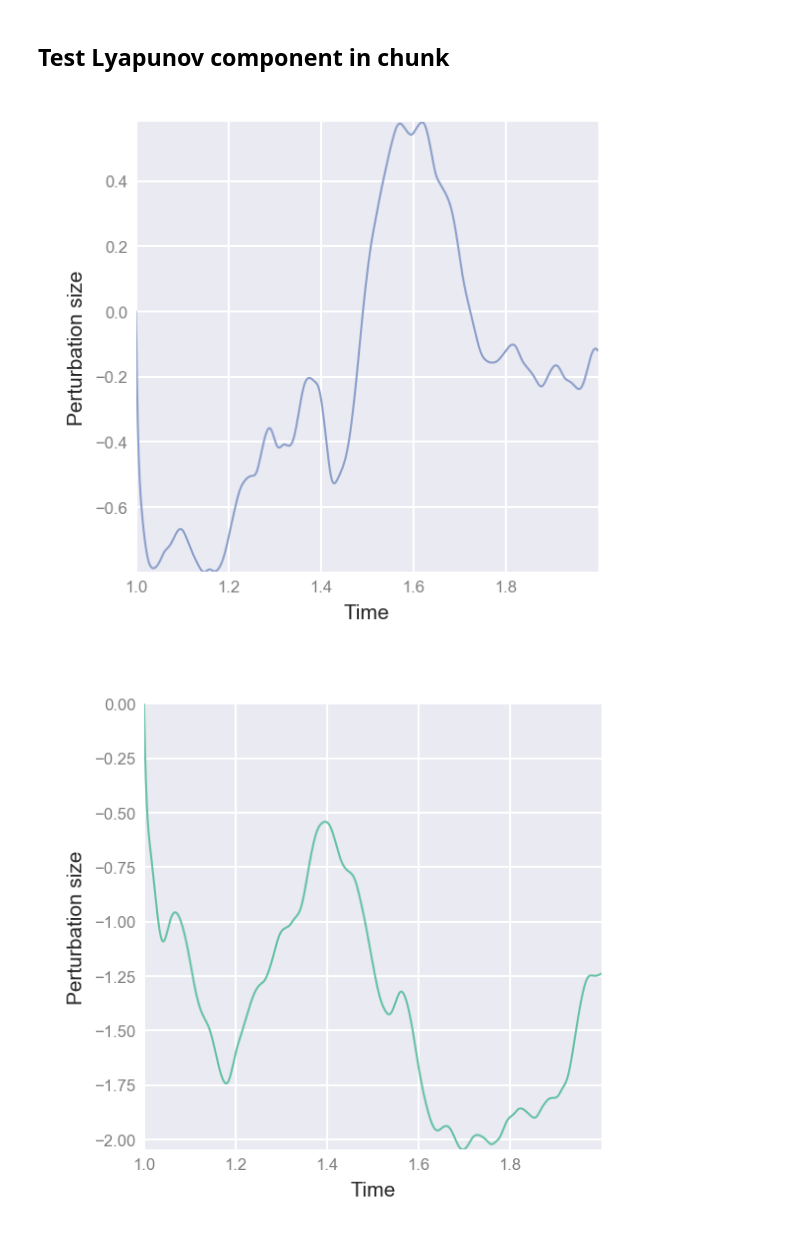
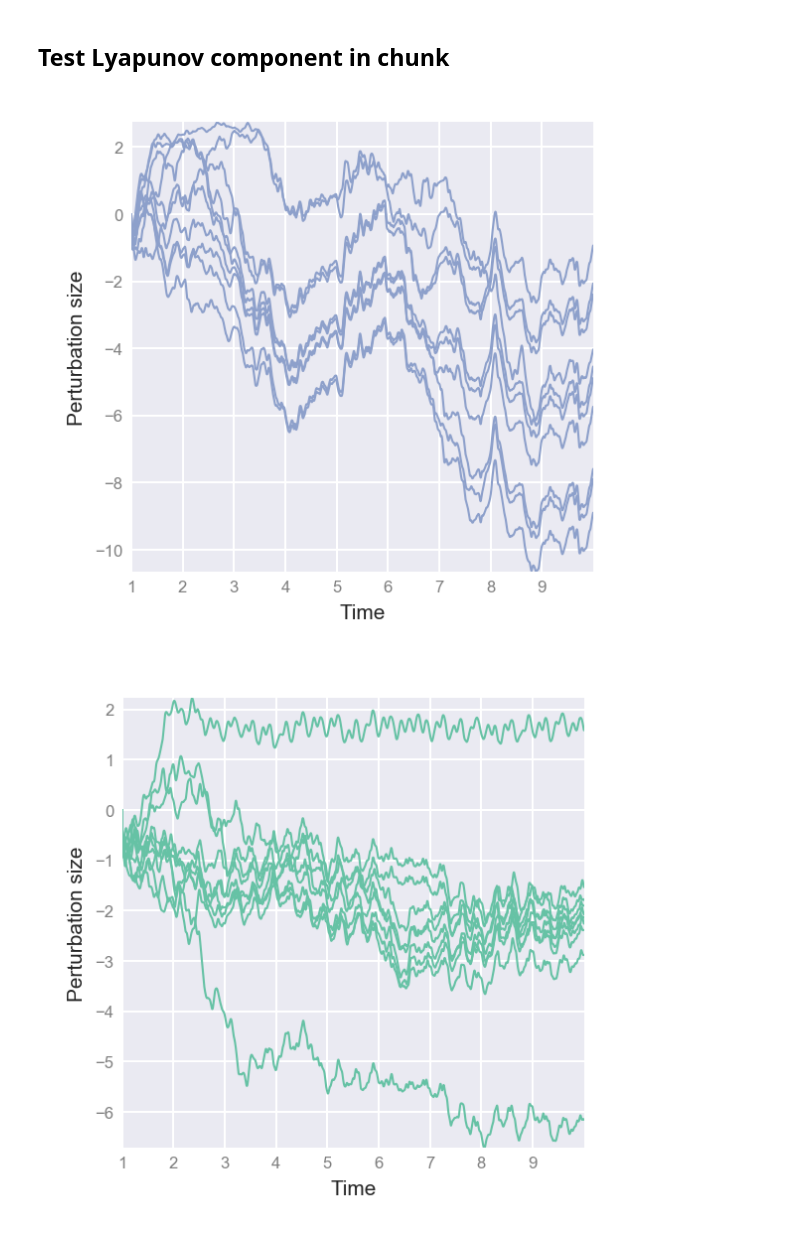
Before and after one commit to TomGeorge1234/ReservoirComputing, a Jupyter notebook: reservoirLyapunov.ipynb, the cells around one changed output. Saved outputs shown, nothing was run; the diff lists cells and outputs as text; code cells hidden in the pictures.

```diff
--- a/reservoirLyapunov.ipynb
+++ b/reservoirLyapunov.ipynb
@@ -223,45 +230,56 @@ testVarianceOverChunk(reservoirPair.res1,inputsTest_rb)
 ## Test Lyapunov component in chunk
 # %%
 def getLyapunovExponent(reservoir, chunk, tstart, ncopies=10, tperturbation=1,color='C0'):
+    reservoir = copy.deepcopy(reservoir)
+    reservoir.sigma = 0.01
     startPertId = np.argmin(np.abs(chunk['t'] - tstart))
-    #spin up
-    fig, ax = plt.subplots(figsize=(2,2))
-    xav = 0
-    for t_id in range(startPertId):
-        x = reservoir.runDynamicsStep(inputVec=chunk['data'][t_id],returnItems=['x'])['x']
-        xav = xav + (1/(t_id+1))*(np.linalg.norm(x) - xav)
-
     stopPertId = np.argmin(np.abs(chunk['t'] - (chunk['t'][startPertId] + tperturbation)))
     tPerturbation = chunk['t'][startPertId:stopPertId]
 
+    #spin up
+    fig, ax = plt.subplots(figsize=(2,2))
+
     for n in tqdm(range(ncopies)):
+        np.random.seed(n)
+        copyreservoir = copy.deepcopy(reservoir)
+        xav = 0
+        for t_id in range(startPertId): #spin up
+            x = copyreservoir.runDynamicsStep(inputVec=chunk['data'][t_id],returnItems=['x'])['x']
+            xav = xav + (1/(t_id+1))*(np.linalg.norm(x) - xav)
         #make copies
-        pert_res = copy.deepcopy(reservoir) #reservoir to be perturbed
-        ref_res = copy.deepcopy(reservoir) #reference reservoir
+        pert_res = copy.deepcopy(copyreservoir) #reservoir to be perturbed
+        ref_res = copy.deepcopy(copyreservoir) #reference reservoir
         #perturb one of them
         perturbation = np.random.randn(ref_res.Nres)
         perturbation /= np.linalg.norm(perturbation)
-        perturbation *= 0.01*xav #random perturbation 10% size of x
+        perturbation *= 0.1*xav #random perturbation 10% size of x
         pert_res.x += perturbation
         x_pert_0, x_pert = pert_res.x, pert_res.x
         x_ref_0, x_ref = ref_res.x, ref_res.x
         pert_size = np.linalg.norm(x_ref - x_pert) / np.linalg.norm(x_ref_0 - x_pert_0)
         #run dynamics
         pert_size_array = []
+        z_array = []
         for t_id in range(startPertId,stopPertId):
             pert_size_array.append(pert_size)
+            z_array.append(ref_res.z)
+            np.random.seed(t_id)
+            x_ref = ref_res.runDynamicsStep(inputVec = chunk['data'][t_id], returnItems=['x'])['x']
+            np.random.seed(t_id)
             x_pert = pert_res.runDynamicsStep(inputVec = chunk['data'][t_id], returnItems=['x'])['x']
-            x_ref = ref_res.runDynamicsStep(inputVec = chunk['data'][t_id], returnItems=['x'])['x']
-            pert_size = np.linalg.norm(x_ref - x_pert) / np.linalg.norm(x_ref_0 - x_pert_0)
+            pert_size = np.linalg.norm(x_ref - x_pert)/np.linalg.norm(x_ref_0 - x_pert_0)
         ax.plot(tPerturbation,np.log(pert_size_array),c=color)
+        # ax.plot(tPerturbation,z_array,c=color)
         ax.set_xlabel("Time")
         ax.set_ylabel("Perturbation size")
 
-        return
+    return
 
-getLyapunovExponent(reservoirPair.res1,inputsTest_r,tstart=1,tperturbation=1,ncopies=5,color='C2')
-getLyapunovExponent(reservoirPair.res1,inputsTest_ra,tstart=1,tperturbation=1,ncopies=5,color='C0')
-getLyapunovExponent(reservoirPair.res1,inputsTest_rb,tstart=1,tperturbation=1,ncopies=5,color='C1')
+ncopies = 10
+tperturbation = 10
+getLyapunovExponent(reservoirPair.res1,inputsTest_r,tstart=1,tperturbation=tperturbation,ncopies=ncopies,color='C2')
+getLyapunovExponent(reservoirPair.res1,inputsTest_a,tstart=1,tperturbation=tperturbation,ncopies=ncopies,color='C0')
+getLyapunovExponent(reservoirPair.res1,inputsTest_b,tstart=1,tperturbation=tperturbation,ncopies=ncopies,color='C1')
 # %% [output]
-[figure, old version]
+[figure, new version]
-[figure, old version]
+[figure, new version]
```
Also changed, not shown: parts of 5 cells of this notebook, 1 other file.
